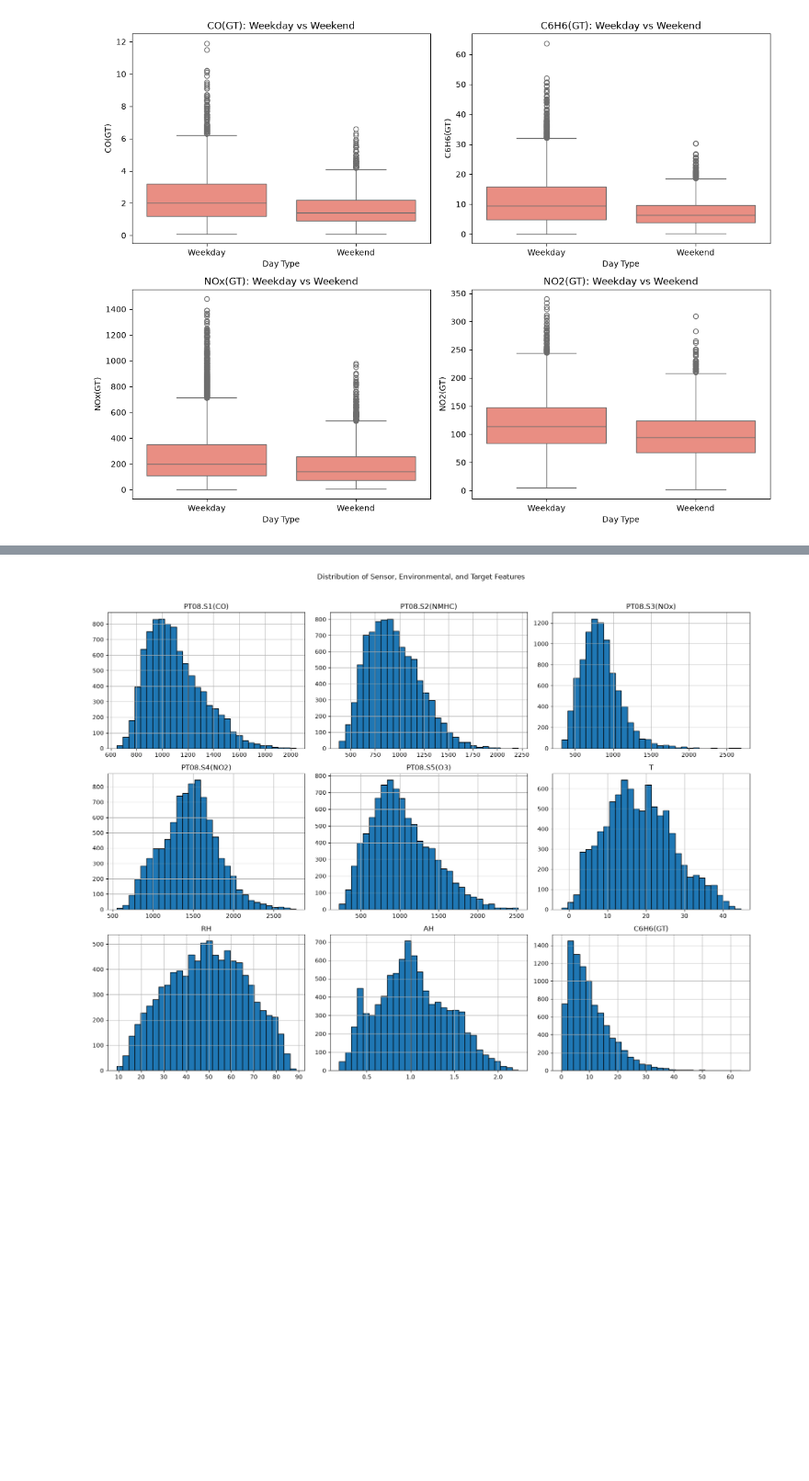
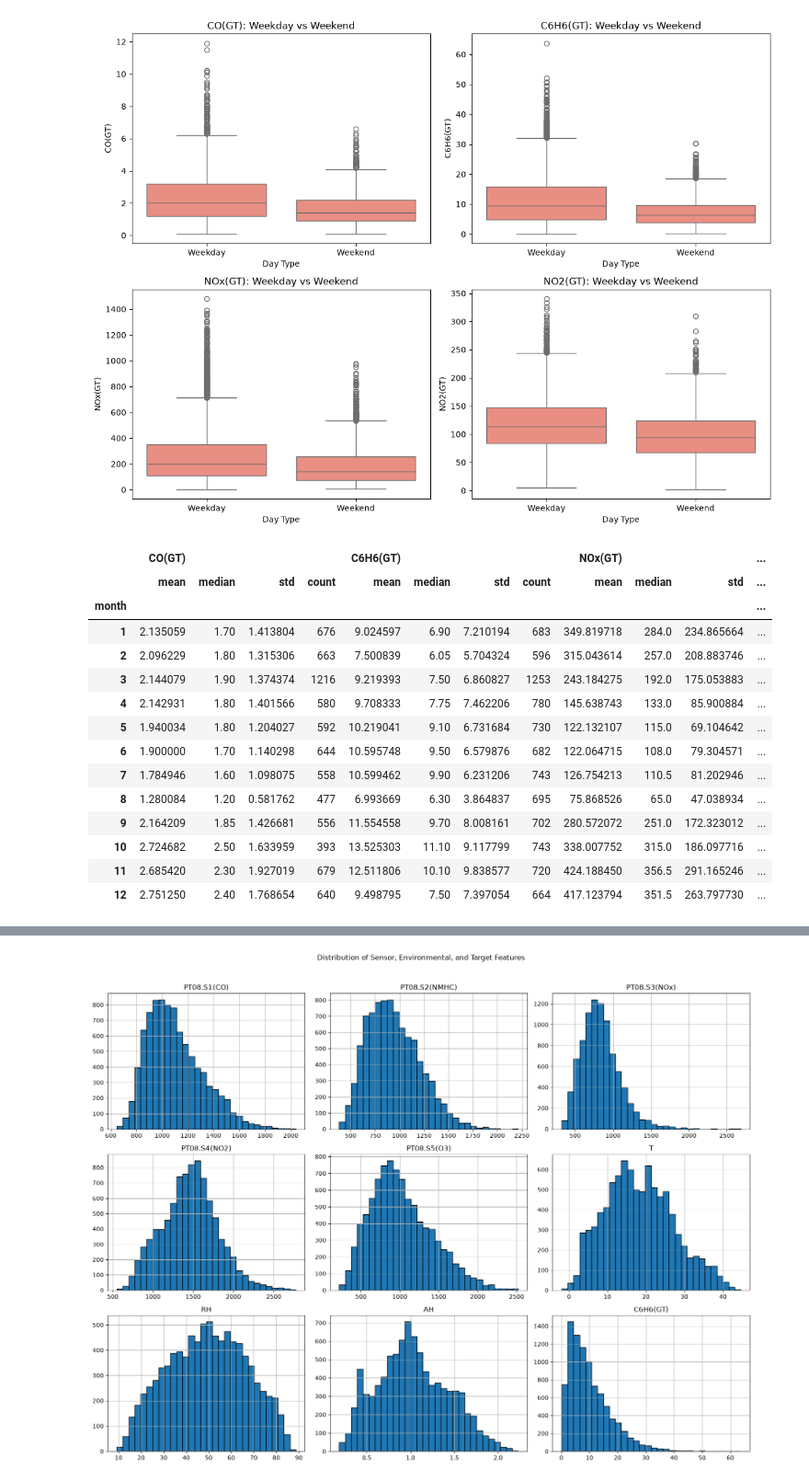
Before and after one commit to AkmalFazli27/air-quality-estimation, a Jupyter notebook: notebooks/eda.ipynb, the cells around one changed output, grey strips where cells are left out. Shown at 92% size. Saved outputs shown, nothing was run; the diff lists cells and outputs as text; code cells hidden in the pictures; blank space fills up the shorter version.

```diff
--- a/notebooks/eda.ipynb
+++ b/notebooks/eda.ipynb
@@ -513,4 +513,24 @@ plt.tight_layout()
 plt.show()
 # %% [output]
 [figure]
+# %%
+monthly_target_summary = (df.groupby("month")[target_columns].agg(["mean", "median", "std", "count"]))
+
+monthly_target_summary
+# %% [output]
+|  | CO(GT) |  |  |  | C6H6(GT) |  |  |  | NOx(GT) |  |  | ... |
+|  | mean | median | std | count | mean | median | std | count | mean | median | std | ... |
+| month |  |  |  |  |  |  |  |  |  |  |  | ... |
+| 1 | 2.135059 | 1.70 | 1.413804 | 676 | 9.024597 | 6.90 | 7.210194 | 683 | 349.819718 | 284.0 | 234.865664 | ... |
+| 2 | 2.096229 | 1.80 | 1.315306 | 663 | 7.500839 | 6.05 | 5.704324 | 596 | 315.043614 | 257.0 | 208.883746 | ... |
+| 3 | 2.144079 | 1.90 | 1.374374 | 1216 | 9.219393 | 7.50 | 6.860827 | 1253 | 243.184275 | 192.0 | 175.053883 | ... |
+| 4 | 2.142931 | 1.80 | 1.401566 | 580 | 9.708333 | 7.75 | 7.462206 | 780 | 145.638743 | 133.0 | 85.900884 | ... |
+| 5 | 1.940034 | 1.80 | 1.204027 | 592 | 10.219041 | 9.10 | 6.731684 | 730 | 122.132107 | 115.0 | 69.104642 | ... |
+| 6 | 1.900000 | 1.70 | 1.140298 | 644 | 10.595748 | 9.50 | 6.579876 | 682 | 122.064715 | 108.0 | 79.304571 | ... |
+| 7 | 1.784946 | 1.60 | 1.098075 | 558 | 10.599462 | 9.90 | 6.231206 | 743 | 126.754213 | 110.5 | 81.202946 | ... |
+| 8 | 1.280084 | 1.20 | 0.581762 | 477 | 6.993669 | 6.30 | 3.864837 | 695 | 75.868526 | 65.0 | 47.038934 | ... |
+| 9 | 2.164209 | 1.85 | 1.426681 | 556 | 11.554558 | 9.70 | 8.008161 | 702 | 280.572072 | 251.0 | 172.323012 | ... |
+| 10 | 2.724682 | 2.50 | 1.633959 | 393 | 13.525303 | 11.10 | 9.117799 | 743 | 338.007752 | 315.0 | 186.097716 | ... |
+| 11 | 2.685420 | 2.30 | 1.927019 | 679 | 12.511806 | 10.10 | 9.838577 | 720 | 424.188450 | 356.5 | 291.165246 | ... |
+| 12 | 2.751250 | 2.40 | 1.768654 | 640 | 9.498795 | 7.50 | 7.397054 | 664 | 417.123794 | 351.5 | 263.797730 | ... |
 # %%
```
Also changed, not shown: parts of 1 cell of this notebook.
